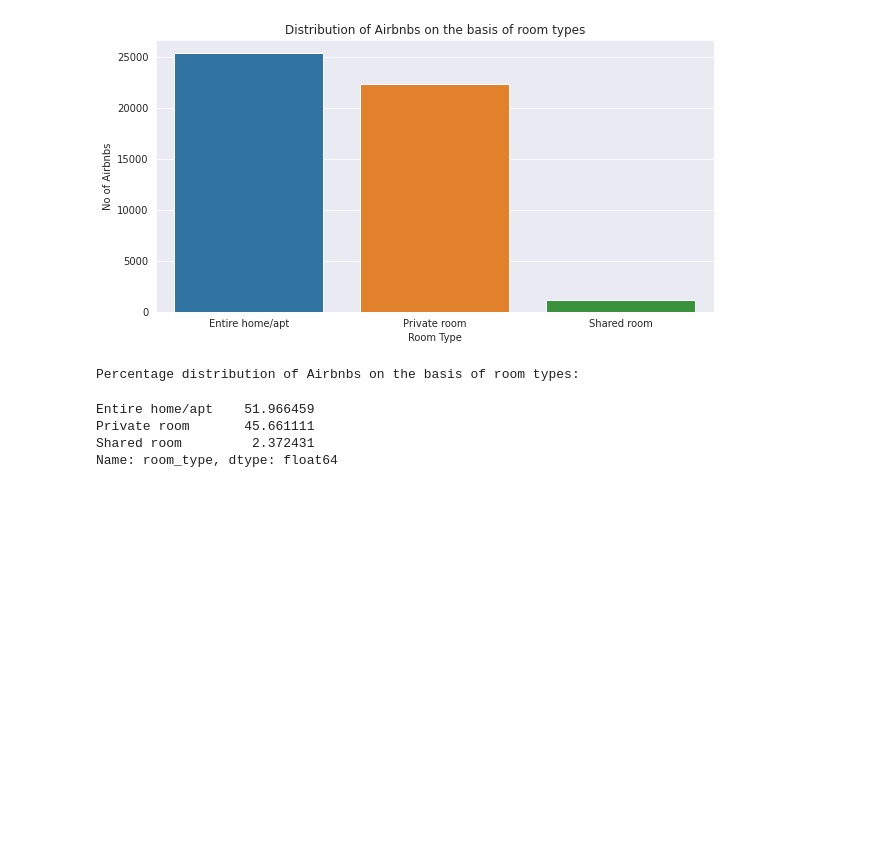
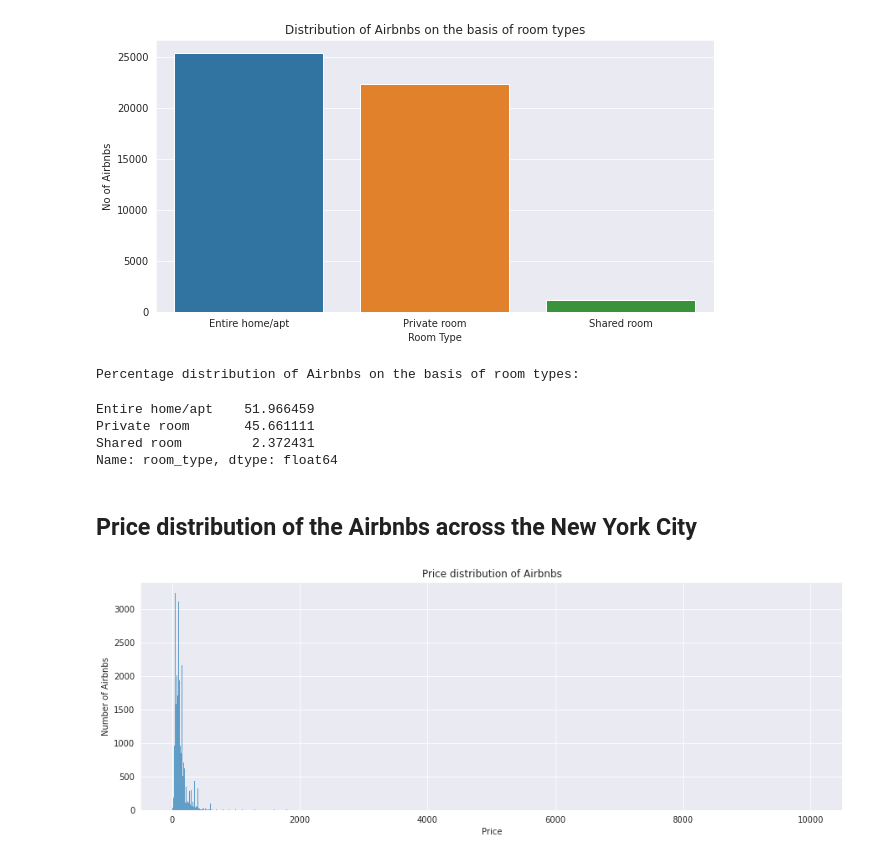
Before and after one commit to rsonar821/EDA-Capstone-Project, a Jupyter notebook: Airbnb_EDA_Capstone_Project_(Raj_Sonar).ipynb, the cells around one changed output. Cells and saved outputs as stored; diff of their text form; code cells hidden in the pictures; blank space fills up the shorter version.

```diff
--- a/Airbnb_EDA_Capstone_Project_(Raj_Sonar).ipynb
+++ b/Airbnb_EDA_Capstone_Project_(Raj_Sonar).ipynb
@@ -269,3 +269,23 @@ Entire home/apt    51.966459
 Private room       45.661111
 Shared room         2.372431
 Name: room_type, dtype: float64
+# %% [markdown]
+## **Price distribution of the Airbnbs across the New York City**
+# %%
+# Defining the size of the graph
+plt.figure(figsize=(15,5))
+
+# Defining the labels of the graph
+plt.xlabel("Price")
+plt.ylabel("Number of Airbnbs")
+
+# Plotting histogram of the price distribution
+figure = sns.histplot(x='price', data=df)
+
+# Defining the title of the graph
+figure.set(title='Price distribution of Airbnbs')
+
+# Displaying the graph
+plt.show(figure)
+# %% [output]
+[figure, added]
```
Also changed, not shown: parts of 5 cells of this notebook.
